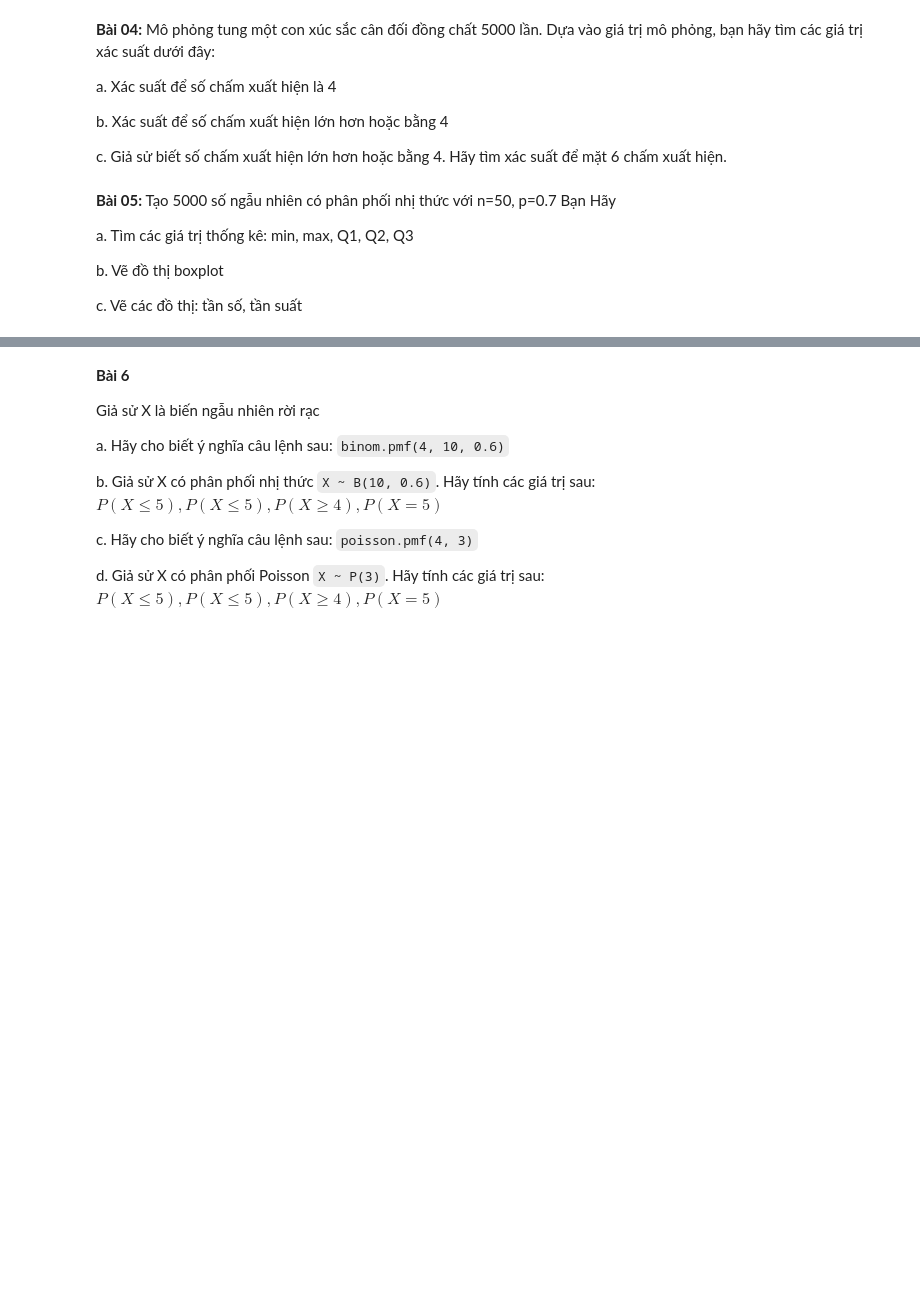
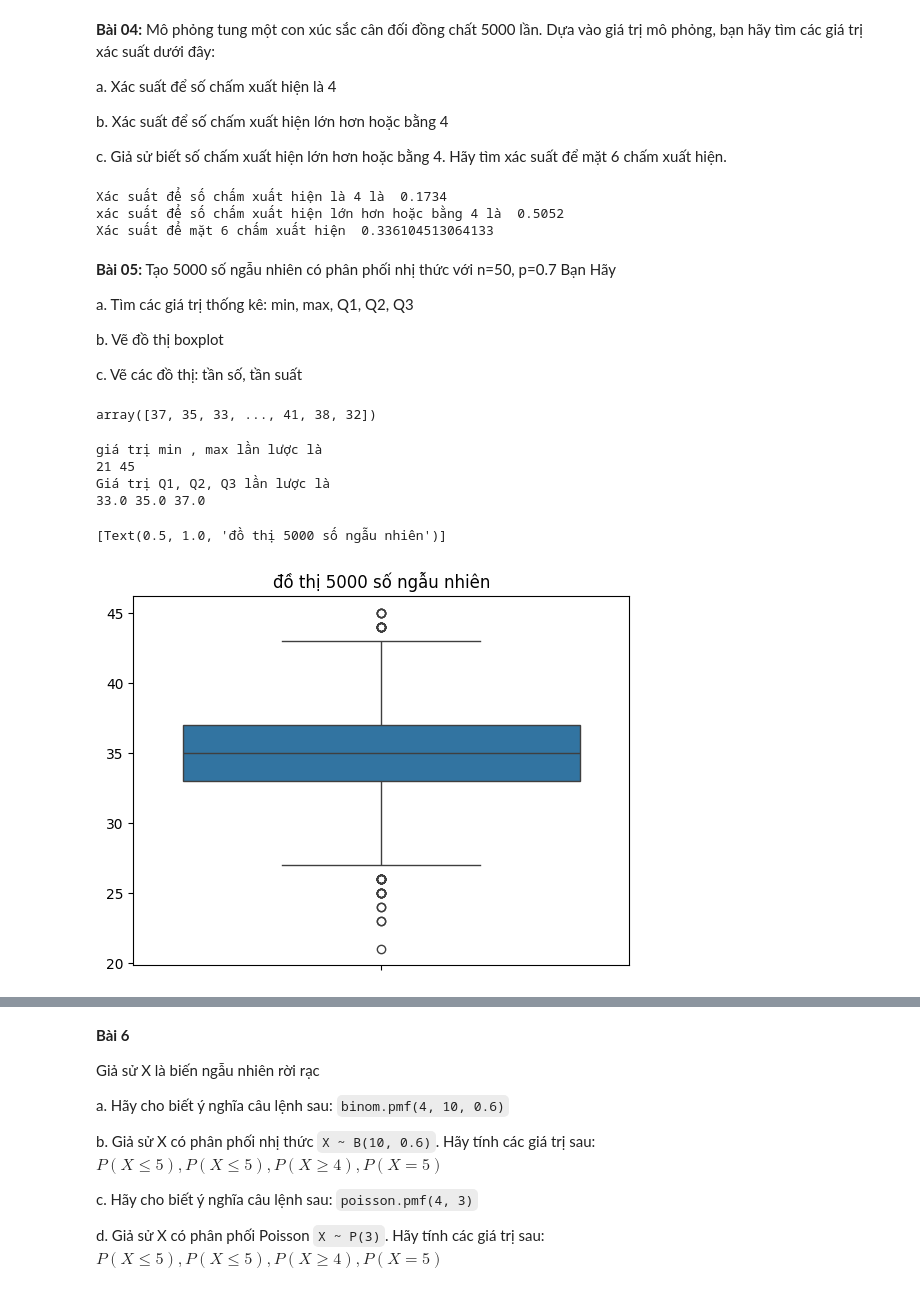
Before and after one commit to ur77ec17235/Computer-statistics_and_applications, a Jupyter notebook: labs/tkud_lab05_ex.ipynb, the cells around one changed output, grey strips where cells are left out. Cells and saved outputs as stored; diff of their text form; code cells hidden in the pictures; blank space fills up the shorter version.

```diff
--- a/labs/tkud_lab05_ex.ipynb
+++ b/labs/tkud_lab05_ex.ipynb
@@ -31,6 +162,29 @@ a. Xác suất để  số chấm xuất hiện là 4
 b. Xác suất để số chấm xuất hiện lớn hơn hoặc bằng 4
 
 c. Giả sử biết số chấm xuất hiện lớn hơn hoặc bằng 4. Hãy tìm xác suất để mặt 6 chấm xuất hiện.
+# %%
+
+
+np.random.seed(0)
+n_rolls = 5000
+rolls = np.random.randint(1, 7, n_rolls)  # Xúc xắc có giá trị từ 1 đến 6
+
+# a. Xác suất để số chấm xuất hiện là 4
+p_is_4 = np.mean(rolls == 4)
+
+# b. Xác suất để số chấm xuất hiện lớn hơn hoặc bằng 4
+p_gte_4 = np.mean(rolls >= 4)
+
+# c. Xác suất để mặt 6 chấm xuất hiện, biết số chấm lớn hơn hoặc bằng 4
+p_6_given_gte_4 = np.mean(rolls[rolls >= 4] == 6)
+
+print("Xác suất để số chấm xuất hiện là 4 là ", p_is_4)
+print("xác suất để số chấm xuất hiện lớn hơn hoặc bằng 4 là ", p_gte_4)
+print("Xác suất để mặt 6 chấm xuất hiện ", p_6_given_gte_4)
+# %% [output]
+Xác suất để số chấm xuất hiện là 4 là  0.1734
+xác suất để số chấm xuất hiện lớn hơn hoặc bằng 4 là  0.5052
+Xác suất để mặt 6 chấm xuất hiện  0.336104513064133
 # %% [markdown]
 **Bài 05:** Tạo 5000 số ngẫu nhiên có phân phối nhị thức với n=50, p=0.7 Bạn Hãy
 
@@ -39,3 +193,30 @@ a. Tìm các giá trị thống kê: min, max, Q1, Q2, Q3
 b. Vẽ đồ thị boxplot
 
 c. Vẽ các đồ thị: tần số, tần suất
+# %%
+ngaunhien = binom.rvs(n =50, p = 0.7, size = 5000)
+ngaunhien
+# %% [output]
+array([37, 35, 33, ..., 41, 38, 32])
+# %%
+#a tìm các giá trị thống kê : min, Max, Q1, Q2, Q3
+Min = ngaunhien.min()
+Max = ngaunhien.max()
+Q1 = np.percentile(ngaunhien, 25)
+Q2 = np.median(ngaunhien)
+Q3 = np.percentile(ngaunhien, 75)
+print("giá trị min , max lần lược là")
+print(Min, Max)
+print("Giá trị Q1, Q2, Q3 lần lược là")
+print(Q1, Q2, Q3)
+# %% [output]
+giá trị min , max lần lược là
+21 45
+Giá trị Q1, Q2, Q3 lần lược là
+33.0 35.0 37.0
+# %%
+# B/Vẽ đồ thị Boxplot
+sns.boxplot(ngaunhien ).set(title =("đồ thị 5000 số ngẫu nhiên"))
+# %% [output]
+[Text(0.5, 1.0, 'đồ thị 5000 số ngẫu nhiên')]
+[figure, added]
```
Also changed, not shown: parts of 18 cells of this notebook, 3 other files.
